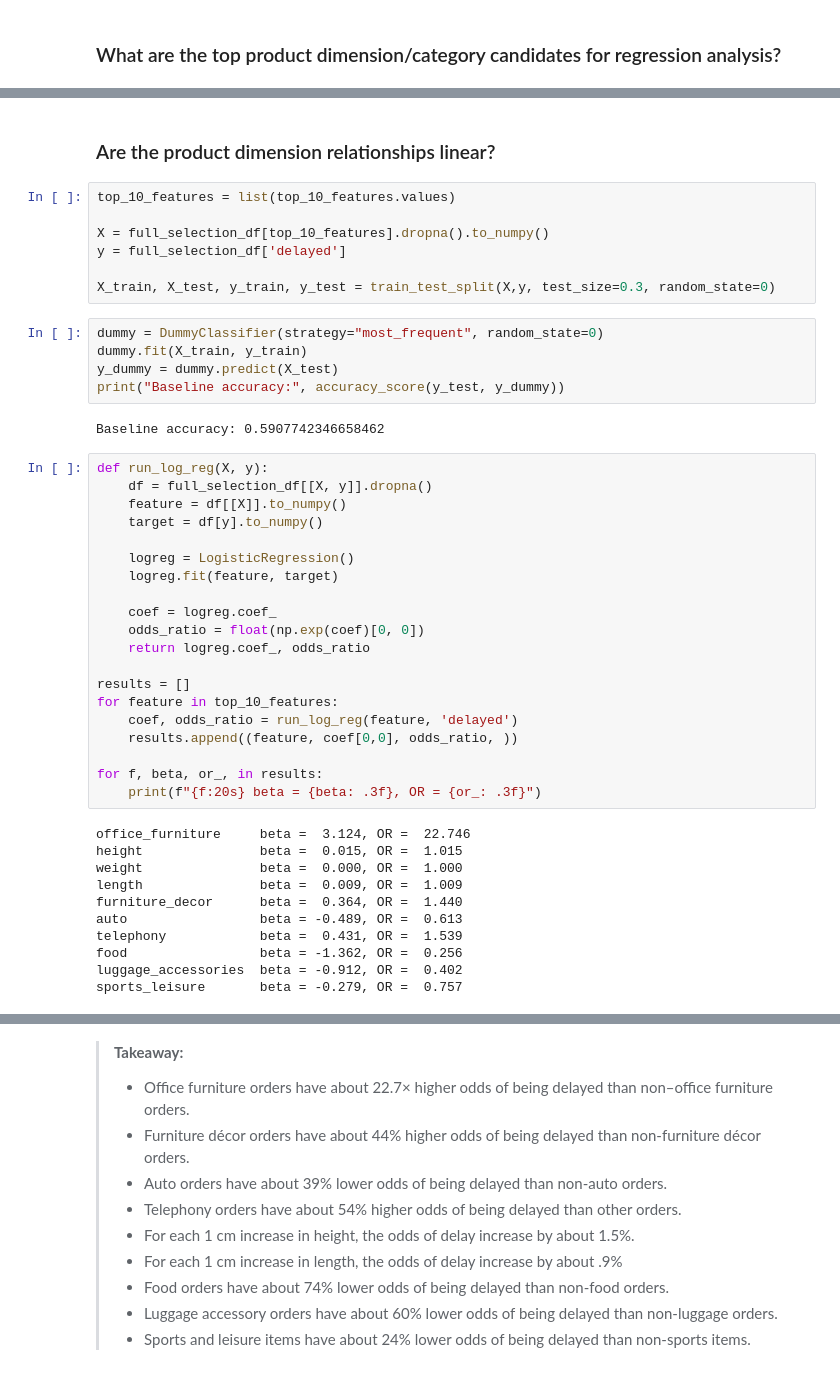
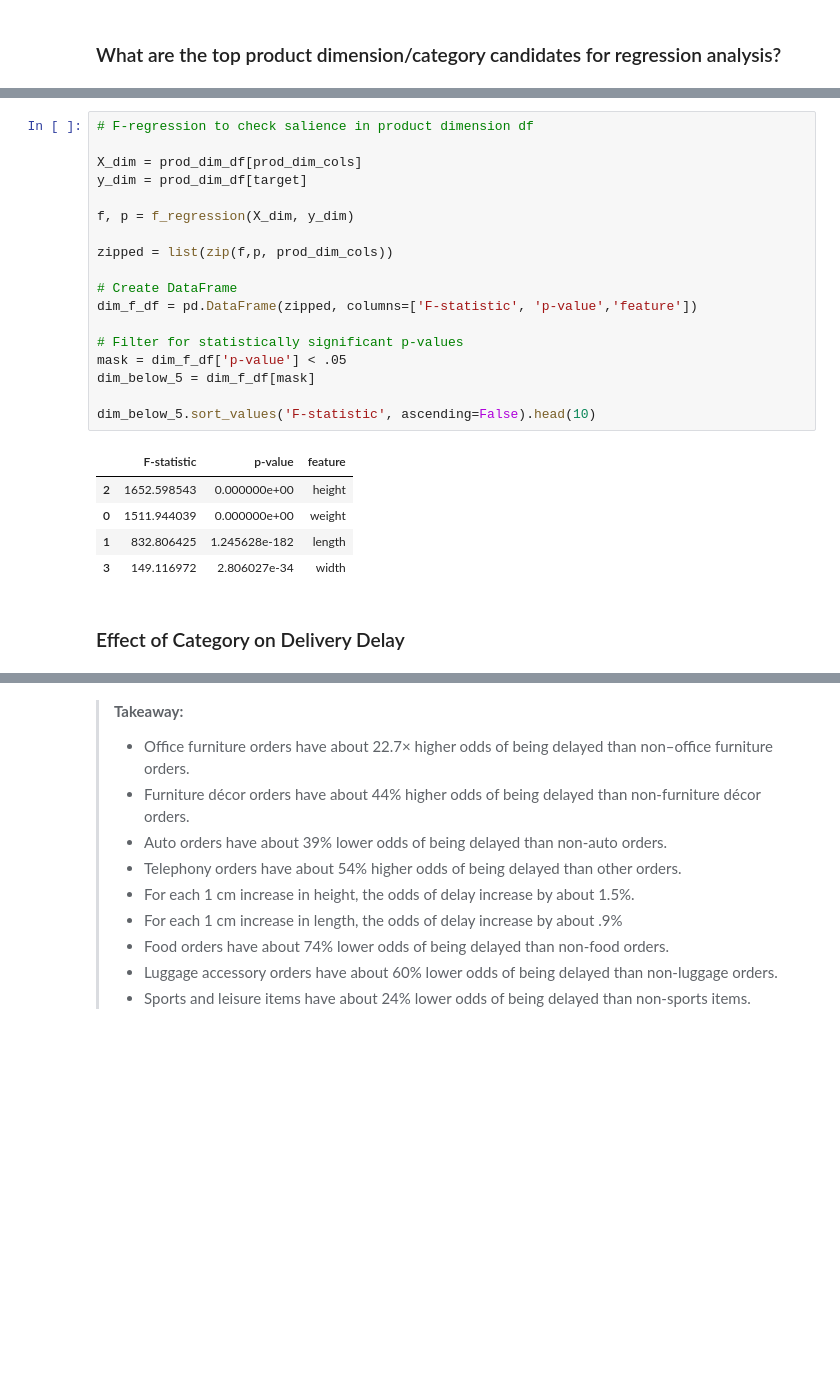
Before and after one commit to dsagher/Olist-E-Commerce-Analysis-Project, a Jupyter notebook: notebooks/predictive_analysis.ipynb, the cells around one changed output, grey strips where cells are left out. Cells and saved outputs as stored; diff of their text form; blank space fills up the shorter version.

```diff
--- a/notebooks/predictive_analysis.ipynb
+++ b/notebooks/predictive_analysis.ipynb
@@ -103,47 +104,26 @@ Top 10 Features From Univariate Regressions:
+# %%
+# F-regression to check salience in product dimension df
+
+X_dim = prod_dim_df[prod_dim_cols]
+y_dim = prod_dim_df[target]
+
+f, p = f_regression(X_dim, y_dim)
+
+zipped = list(zip(f,p, prod_dim_cols))
+
+# Create DataFrame
+dim_f_df = pd.DataFrame(zipped, columns=['F-statistic', 'p-value','feature'])
+
+# Filter for statistically significant p-values
+mask = dim_f_df['p-value'] < .05
+dim_below_5 = dim_f_df[mask]
+
+dim_below_5.sort_values('F-statistic', ascending=False).head(10)
+# %% [output]
+|  | F-statistic | p-value | feature |
+| 2 | 1652.598543 | 0.000000e+00 | height |
+| 0 | 1511.944039 | 0.000000e+00 | weight |
+| 1 | 832.806425 | 1.245628e-182 | length |
+| 3 | 149.116972 | 2.806027e-34 | width |
 # %% [markdown]
-### Are the product dimension relationships linear?
+### Effect of Category on Delivery Delay
-# %%
-top_10_features = list(top_10_features.values)
-
-X = full_selection_df[top_10_features].dropna().to_numpy()
-y = full_selection_df['delayed']
-
-X_train, X_test, y_train, y_test = train_test_split(X,y, test_size=0.3, random_state=0)
-# %%
-dummy = DummyClassifier(strategy="most_frequent", random_state=0)
-dummy.fit(X_train, y_train)
-y_dummy = dummy.predict(X_test)
-print("Baseline accuracy:", accuracy_score(y_test, y_dummy))
-# %% [output]
-Baseline accuracy: 0.5907742346658462
-# %%
-def run_log_reg(X, y):
-    df = full_selection_df[[X, y]].dropna()
-    feature = df[[X]].to_numpy()
-    target = df[y].to_numpy()
-
-    logreg = LogisticRegression()
-    logreg.fit(feature, target)
-
-    coef = logreg.coef_
-    odds_ratio = float(np.exp(coef)[0, 0])
-    return logreg.coef_, odds_ratio
-
-results = []
-for feature in top_10_features:
-    coef, odds_ratio = run_log_reg(feature, 'delayed')
-    results.append((feature, coef[0,0], odds_ratio, ))
-
-for f, beta, or_, in results:
-    print(f"{f:20s} beta = {beta: .3f}, OR = {or_: .3f}")
-# %% [output]
-office_furniture     beta =  3.124, OR =  22.746
-height               beta =  0.015, OR =  1.015
-weight               beta =  0.000, OR =  1.000
-length               beta =  0.009, OR =  1.009
-furniture_decor      beta =  0.364, OR =  1.440
-auto                 beta = -0.489, OR =  0.613
-telephony            beta =  0.431, OR =  1.539
-food                 beta = -1.362, OR =  0.256
-luggage_accessories  beta = -0.912, OR =  0.402
-sports_leisure       beta = -0.279, OR =  0.757
```
Also changed, not shown: parts of 12 cells of this notebook, 16 other files.
